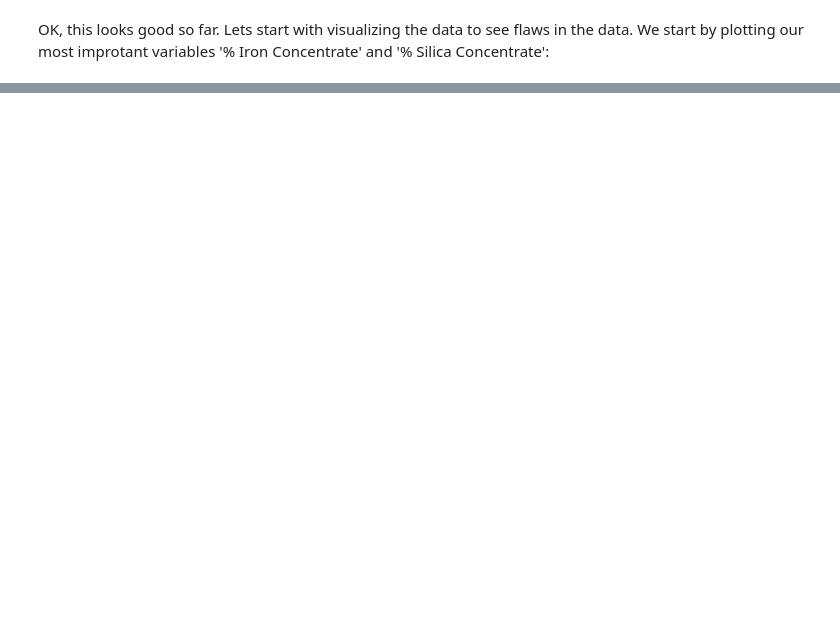
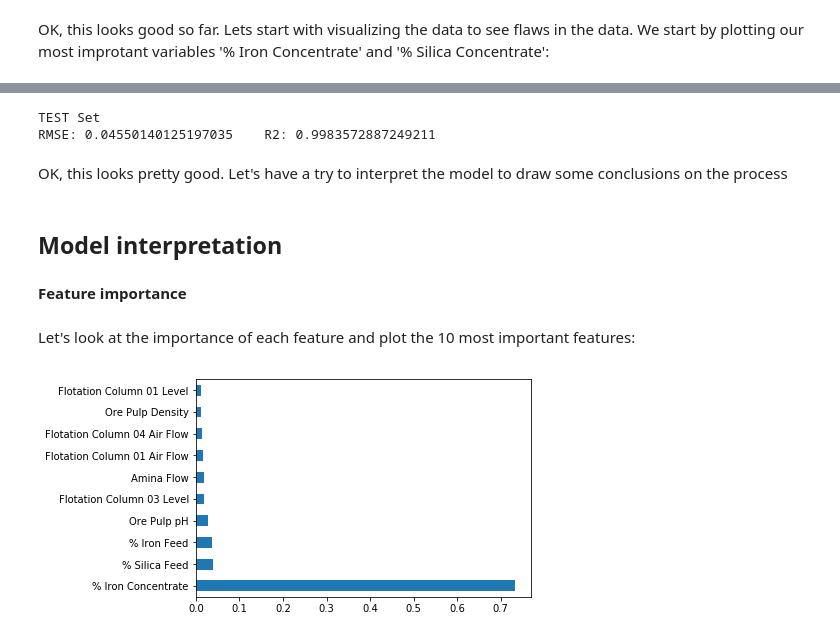
Before and after one commit to ca-schumacher/pred_Float, a Jupyter notebook: data_analysis.ipynb, the cells around one changed output, grey strips where cells are left out. Drawn from its saved outputs; the diff is of its cells as text; code cells hidden in the pictures; blank space fills up the shorter version.

```diff
--- a/data_analysis.ipynb
+++ b/data_analysis.ipynb
@@ -105,0 +152,4 @@ df.drop(index = "2017-03-29 12:00:00")
+# %%
+train, test = train_test_split(df, test_size=0.2)
+x = train.drop('% Silica Concentrate', axis=1)
+y = train['% Silica Concentrate']
@@ -105,0 +158,3 @@ df.drop(index = "2017-03-29 12:00:00")
+# %%
+model = RandomForestRegressor(n_estimators=25, min_samples_leaf=1, max_features=None, n_jobs=1)
+model.fit(x,y)
@@ -105,0 +180,27 @@ df.drop(index = "2017-03-29 12:00:00")
+# %%
+x_test = test.drop('% Silica Concentrate', axis=1)
+y_test = test['% Silica Concentrate']
+y_hat_test = model.predict(x_test)
+mse_test = metrics.mean_squared_error(y_test,y_hat_test)
+print('TEST Set')
+print('RMSE:',math.sqrt(mse_test),'   R2:',model.score(x_test,y_test))
+# %% [output]
+TEST Set
+RMSE: 0.04550140125197035    R2: 0.9983572887249211
+# %% [markdown]
+OK, this looks pretty good. Let's have a try to interpret the model to draw some conclusions on the process
+# %% [markdown]
+## Model interpretation
+# %% [markdown]
+**Feature importance**
+# %% [markdown]
+Let's look at the importance of each feature and plot the 10 most important features:
+# %%
+#feature_importances of tree based classifiers
+print()
+#plot graph of feature importances for better visualization
+feat_importances = pd.Series(model.feature_importances_, index=df.columns[:-1])
+feat_importances.nlargest(10).plot(kind='barh')
+plt.show()
+# %% [output]
+[figure, added]
```
Also changed, not shown: parts of 36 cells of this notebook, 1 other file.
